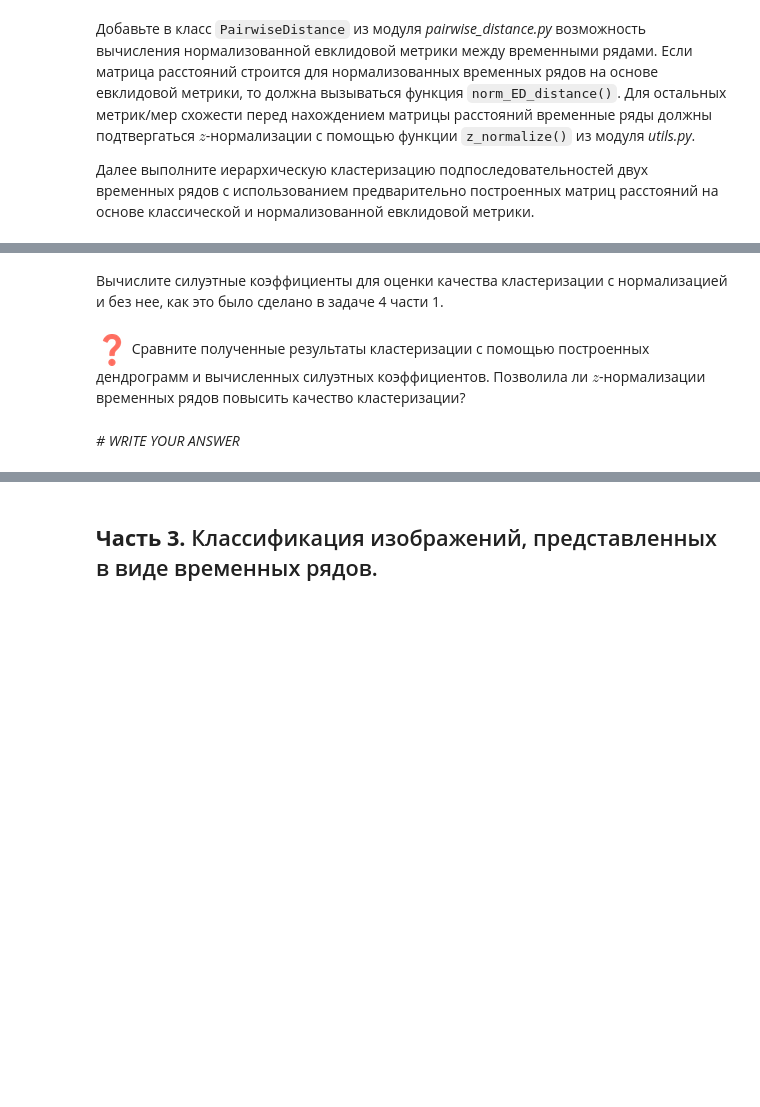
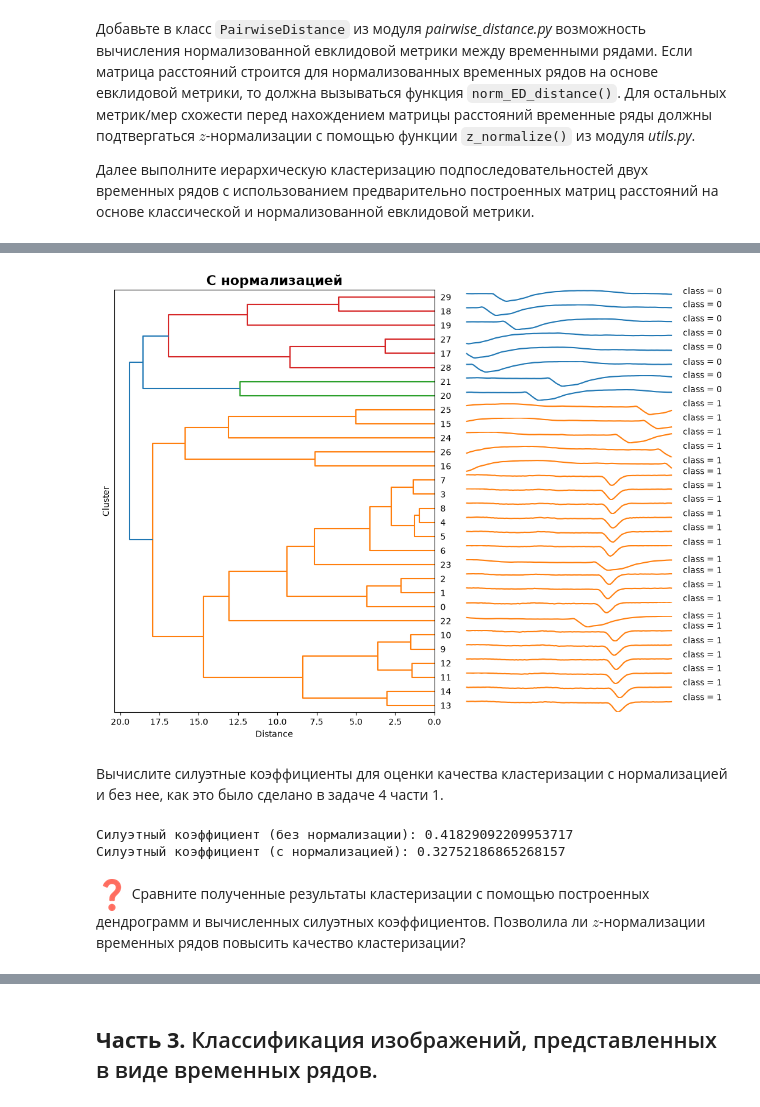
Before and after one commit to Mswork6/2026-Chashin-TimeSeriesCourse, a Jupyter notebook: practice/01 Basics/01 Basics.ipynb, the cells around one changed output, grey strips where cells are left out. Saved outputs shown, nothing was run; the diff lists cells and outputs as text; code cells hidden in the pictures; blank space fills up the shorter version.

```diff
--- a/practice/01 Basics/01 Basics.ipynb
+++ b/practice/01 Basics/01 Basics.ipynb
@@ -388,2 +479,12 @@ labels = np.array([0]*subs_set1[0:15].shape[0] + [1]*subs_set2[0:15].shape[0])
+# %%
+# Визуализируем результат кластеризации
+# после учета нормализации
+norm_ed_clustering.plot_dendrogram(
+    subs_set,
+    norm_ed_labels,
+    title='С нормализацией'
+)
+# %% [output]
+[figure, added]
 # %% [markdown]
 Вычислите силуэтные коэффициенты для оценки качества кластеризации с нормализацией и без нее, как это было сделано в задаче 4 части 1.
@@ -392,5 +491,30 @@ labels = np.array([0]*subs_set1[0:15].shape[0] + [1]*subs_set2[0:15].shape[0])
+# %%
+# Оцениваем качество кластеризации без нормализации
+ed_score = silhouette_score(
+    ed_matrix,
+    ed_labels,
+    metric='precomputed'
+)
+
+# Оцениваем качество кластеризации с нормализацией
+norm_ed_score = silhouette_score(
+    norm_ed_matrix,
+    norm_ed_labels,
+    metric='precomputed'
+)
+
+print(
+    'Силуэтный коэффициент (без нормализации):',
+    ed_score
+)
+
+print(
+    'Силуэтный коэффициент (с нормализацией):',
+    norm_ed_score
+)
+# %% [output]
+Силуэтный коэффициент (без нормализации): 0.41829092209953717
+Силуэтный коэффициент (с нормализацией): 0.32752186865268157
 # %% [markdown]
 ![equation.png](embedded-picture-1)
 Сравните полученные результаты кластеризации с помощью построенных дендрограмм и вычисленных силуэтных коэффициентов. Позволила ли $z$-нормализации временных рядов повысить качество кластеризации?
-# %% [markdown]
-*# WRITE YOUR ANSWER*
```
Also changed, not shown: parts of 11 cells of this notebook, 2 other files.
